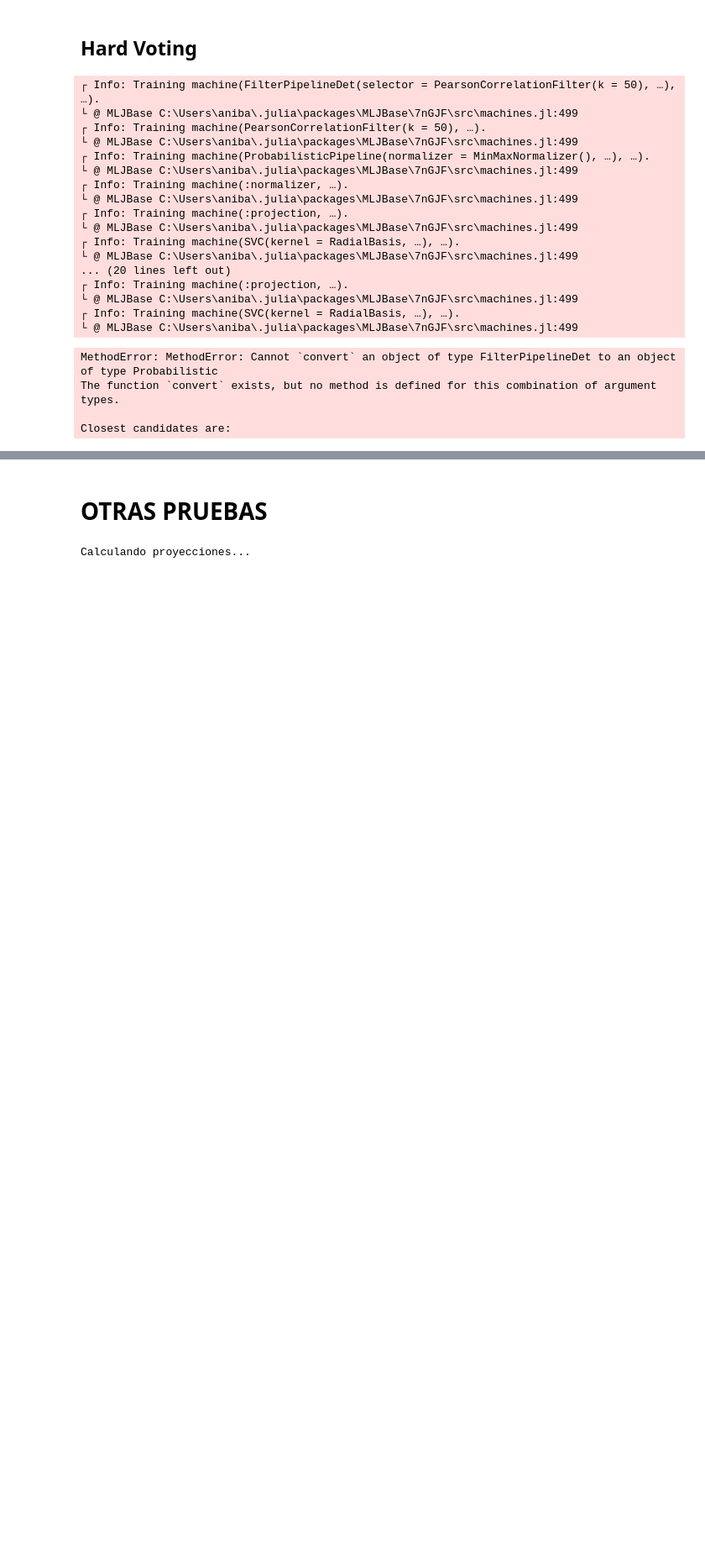
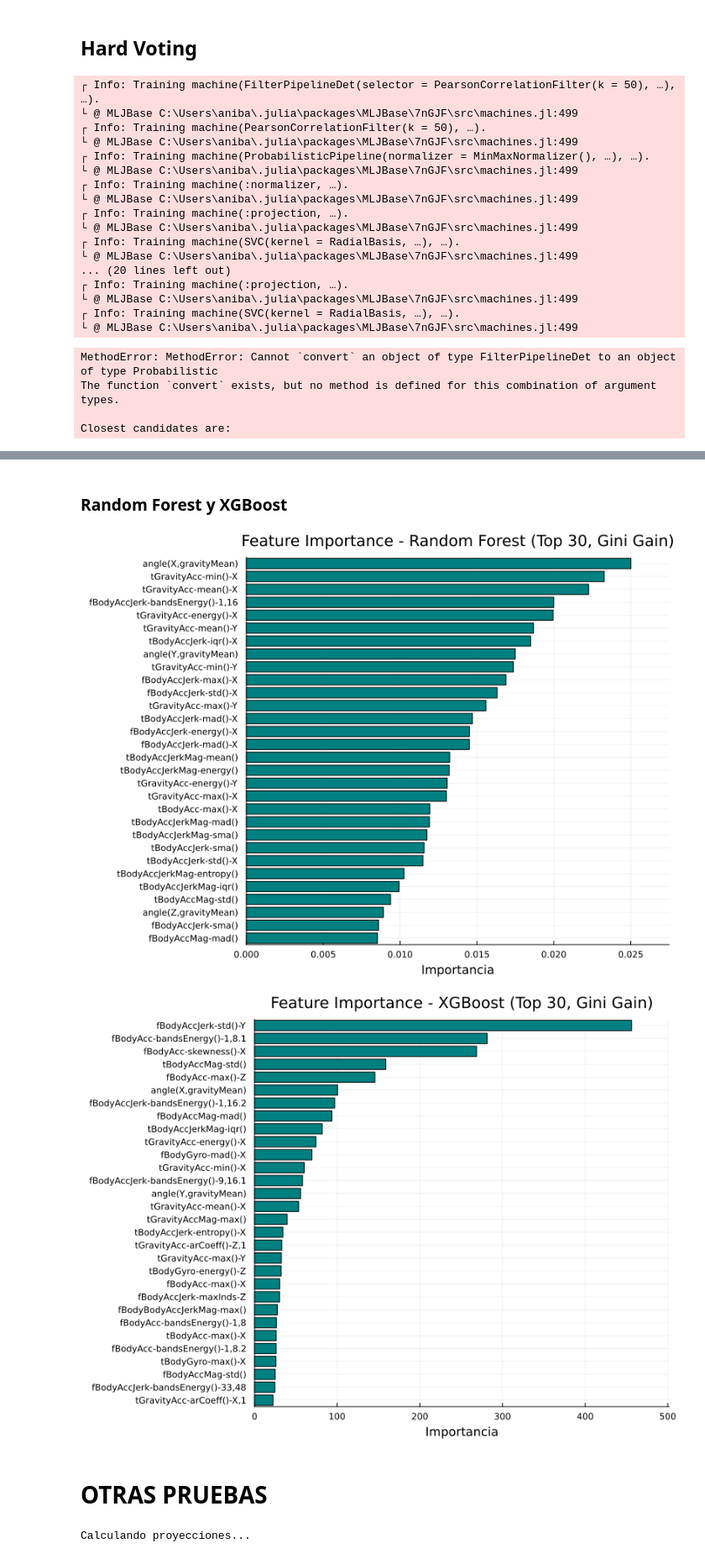
Before and after one commit to anibalsande/MAAAI, a Jupyter notebook: Practica2.ipynb, the cells around one changed output, grey strips where cells are left out. Shown at 84% size. Cells and saved outputs as stored; diff of their text form; code cells hidden in the pictures; blank space fills up the shorter version.

```diff
--- a/Practica2.ipynb
+++ b/Practica2.ipynb
@@ -1738,20 +1724,0 @@ KeyError: KeyError: key "XGBoost" not found
-# %%
-using MLJ
-using Plots
-using DecisionTree
-
-# Extraer los parámetros de los modelos ajustados
-fitted_model = fitted_params(machines["Random Forest"])
-
-# Obtener importancia de características
-importances = DecisionTree.impurity_importance(fitted_model.forest)
-
-p = bar(
-    1:length(importances),
-    importances,
-    orientation = :horizontal,
-    legend = false
-)
-xlabel!(p, "Gini Gain")
-ylabel!(p, "Feature")
-title!(p, "Feature Importance")
@@ -1898,3 +1727,45 @@ ArgumentError: ArgumentError: Package StatsPlots not found in current path.
+# %% [markdown]
+### Random Forest y XGBoost
+# %%
+using Plots
+
+# Función para mostrar la importancia de las variables
+function plot_feature_importance(model, model_name; top_n=30, metric="Gini Gain")
+
+    # Convertir feature_importances a array de tuplas y ordenar por importancia
+    fi_raw = sort(collect(feature_importances(model)), by = x -> x[2], rev = true)
+
+    # Seleccionar Top N
+    n_display = min(top_n, length(fi_raw))
+    fi_vals = reverse([val for (_, val) in fi_raw[1:n_display]])
+    feature_names = reverse([string(sym) for (sym, _) in fi_raw[1:n_display]])
+
+    # Gráfico horizontal
+    p = bar(
+        1:n_display,
+        fi_vals,
+        orientation = :horizontal,
+        label = model_name,
+        color = :teal,
+        yticks = (1:n_display, feature_names),
+        xlabel = "Importancia",
+        ylabel = "",
+        title = "Feature Importance - $model_name (Top $n_display, $metric)",
+        legend = false,
+        size = (800, 600),
+    )
+
+    xlims!(p, 0, maximum(fi_vals) * 1.1)
+    ylims!(p, 0.5, n_display + 0.5)
+    display(p)
+end
+
+# Ejemplo de uso
+plot_feature_importance(machines["Random Forest"], "Random Forest")
+plot_feature_importance(machines["XGBoost"], "XGBoost")
+# %% [output]
+[figure, added]
+[figure, added]
 # %% [markdown]
 # OTRAS PRUEBAS
 # %%
```
Also changed, not shown: parts of 28 cells of this notebook.
